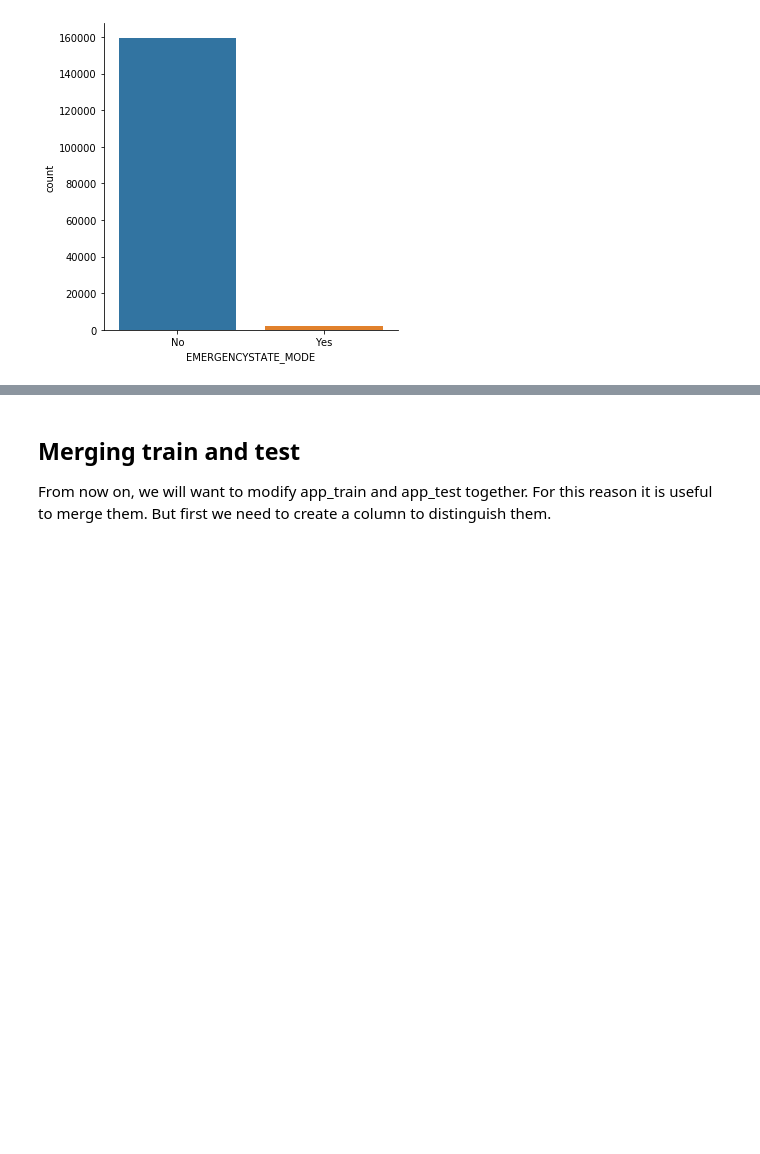
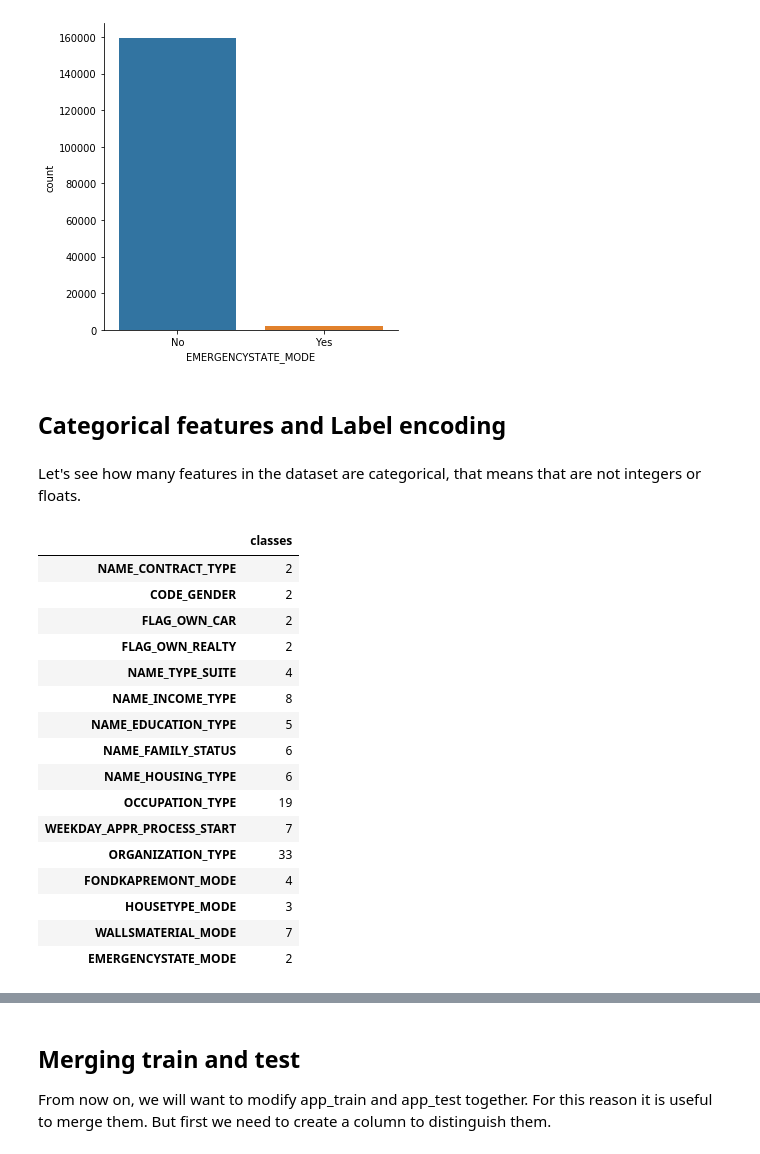
Before and after one commit to paolomandica/FDS-home-credit-default-risk, a Jupyter notebook: main-paolo.ipynb, the cells around one changed output, grey strips where cells are left out. Drawn from its saved outputs; the diff is of its cells as text; code cells hidden in the pictures; blank space fills up the shorter version.

Commit message:
PERFORMED categorical variables encoding on app_train and app_test

```diff
--- a/main-paolo.ipynb
+++ b/main-paolo.ipynb
@@ -418,3 +418,7 @@ sns.catplot(x='EMERGENCYSTATE_MODE', kind='count', data=app_train)
 # %% [output]
 <seaborn.axisgrid.FacetGrid at 0x...>
 [figure]
+# %% [markdown]
+## Categorical features and Label encoding
+# %% [markdown]
+Let's see how many features in the dataset are categorical, that means that are not integers or floats.
@@ -420,0 +434,21 @@ sns.catplot(x='EMERGENCYSTATE_MODE', kind='count', data=app_train)
+# %%
+cat_features_train = get_cat_features(app_train)
+cat_features_train
+# %% [output]
+|  | classes |
+| NAME_CONTRACT_TYPE | 2 |
+| CODE_GENDER | 2 |
+| FLAG_OWN_CAR | 2 |
+| FLAG_OWN_REALTY | 2 |
+| NAME_TYPE_SUITE | 4 |
+| NAME_INCOME_TYPE | 8 |
+| NAME_EDUCATION_TYPE | 5 |
+| NAME_FAMILY_STATUS | 6 |
+| NAME_HOUSING_TYPE | 6 |
+| OCCUPATION_TYPE | 19 |
+| WEEKDAY_APPR_PROCESS_START | 7 |
+| ORGANIZATION_TYPE | 33 |
+| FONDKAPREMONT_MODE | 4 |
+| HOUSETYPE_MODE | 3 |
+| WALLSMATERIAL_MODE | 7 |
+| EMERGENCYSTATE_MODE | 2 |
```
Also changed, not shown: parts of 43 cells of this notebook.
